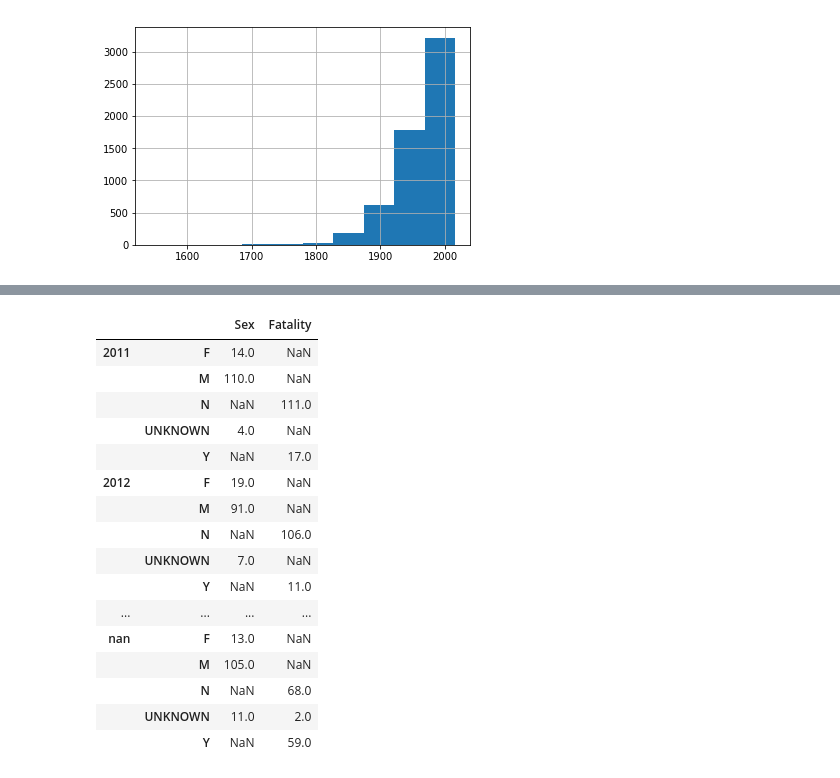
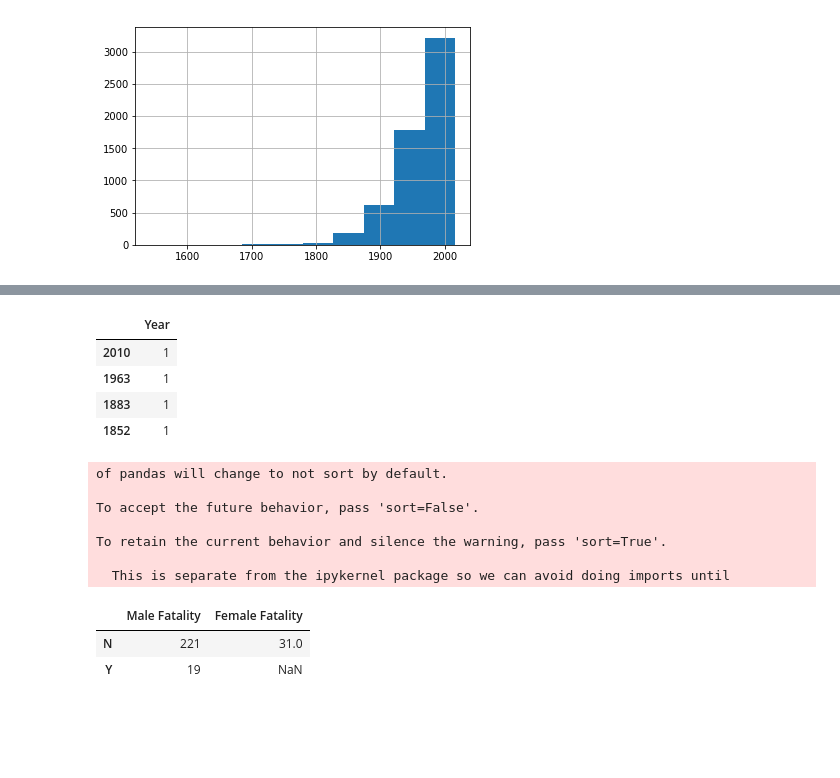
Before and after one commit to E2811/Shark-attack-Data-Visualization, a Jupyter notebook: Shark-Attack.ipynb, the cells around one changed output, grey strips where cells are left out. Drawn from its saved outputs; the diff is of its cells as text; code cells hidden in the pictures; blank space fills up the shorter version.

```diff
--- a/Shark-Attack.ipynb
+++ b/Shark-Attack.ipynb
@@ -298,23 +273,24 @@ pd.DataFrame(shark_df.where((shark_df['Year']>'2010')&(shark_df['Sex']=='M')).gr
+# %%
+#Years of fatal attacks to mens which were surfing in florida
+pd.DataFrame(shark_df.where((shark_df['Fatality']=='Y')&(shark_df['Sex']=='M')&(shark_df['Activity']=='Surfing')&(shark_df['Area']=='Florida'))["Year"].value_counts())
+# %% [output]
+|  | Year |
+| 2010 | 1 |
+| 1963 | 1 |
+| 1883 | 1 |
+| 1852 | 1 |
 # %%
-a = shark_df.where(shark_df['Year']>'2010').groupby("Year")["Sex"].value_counts()
-b = shark_df.where(shark_df['Year']>'2010').groupby("Year")["Activity"].value_counts()
-c = shark_df.where(shark_df['Year']>'2010').groupby("Year")["Fatality"].value_counts()
-pd.concat([a,c],axis =1)
+t = pd.DataFrame(shark_df.where((shark_df['Year']>'2010')&(shark_df['Sex']=='M')&(shark_df['Activity']=='Surfing'))["Fatality"].value_counts()).rename(columns ={"Fatality":"Male Fatality"})
+w=pd.DataFrame(shark_df.where((shark_df['Year']>'2010')&(shark_df['Sex']=='F')&(shark_df['Activity']=='Surfing'))["Fatality"].value_counts()).rename(columns ={"Fatality":"Female Fatality"})
+pd.concat([t,w],axis = 1)
 # %% [output]
+of pandas will change to not sort by default.
+
+To accept the future behavior, pass 'sort=False'.
+
+To retain the current behavior and silence the warning, pass 'sort=True'.
+
+  This is separate from the ipykernel package so we can avoid doing imports until
-|  |  | Sex | Fatality |
-| 2011 | F | 14.0 | NaN |
-|  | M | 110.0 | NaN |
-|  | N | NaN | 111.0 |
-|  | UNKNOWN | 4.0 | NaN |
-|  | Y | NaN | 17.0 |
-| 2012 | F | 19.0 | NaN |
-|  | M | 91.0 | NaN |
-|  | N | NaN | 106.0 |
-|  | UNKNOWN | 7.0 | NaN |
-|  | Y | NaN | 11.0 |
-| ... | ... | ... | ... |
-| nan | F | 13.0 | NaN |
-|  | M | 105.0 | NaN |
-|  | N | NaN | 68.0 |
-|  | UNKNOWN | 11.0 | 2.0 |
-|  | Y | NaN | 59.0 |
+|  | Male Fatality | Female Fatality |
+| N | 221 | 31.0 |
+| Y | 19 | NaN |
```
Also changed, not shown: parts of 5 cells of this notebook, 1 other file.
